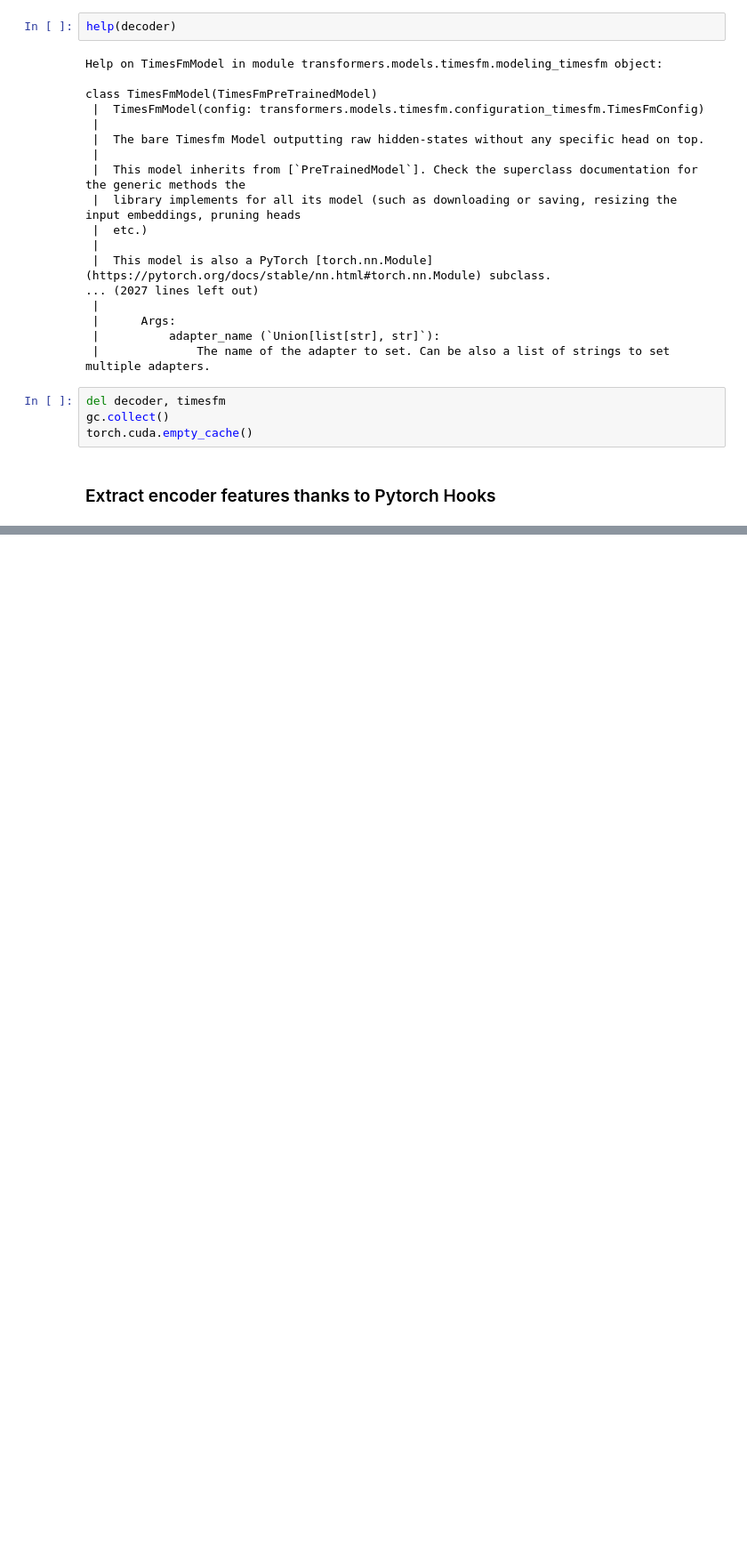
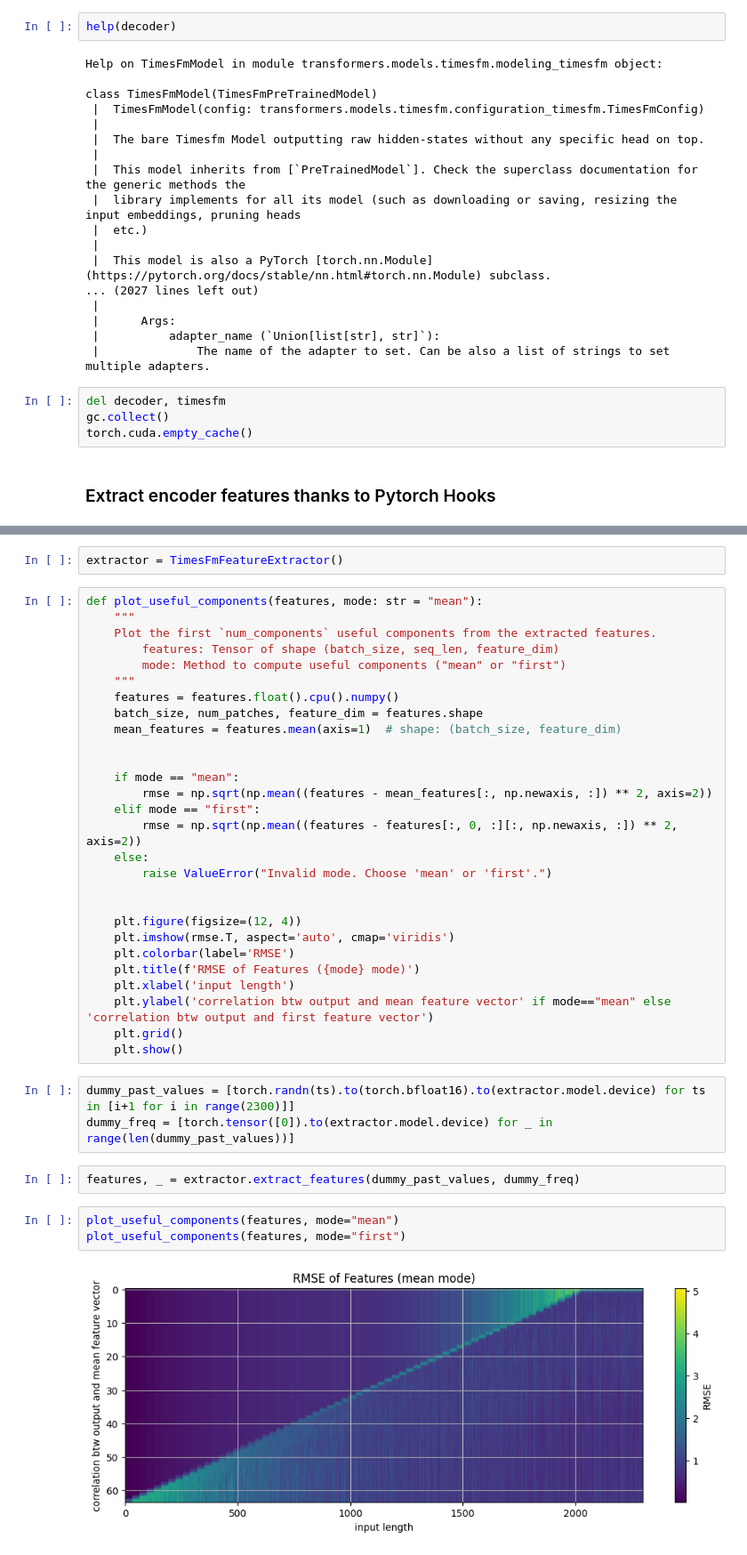
Before and after one commit to LouisBrusset/ITER-transformers-for-tokamak-timeseries, a Jupyter notebook: notebooks/experiments/timesfm_components.ipynb, the cells around one changed output, grey strips where cells are left out. Shown: that part at 89% size. Saved outputs shown, nothing was run; the diff lists cells and outputs as text; blank space fills up the shorter version.

Commit message:
Transformers in autoencoder ok and visualization of latent

```diff
--- a/notebooks/experiments/timesfm_components.ipynb
+++ b/notebooks/experiments/timesfm_components.ipynb
@@ -371,0 +403,40 @@ torch.Size([3, 64, 1280])
+# %%
+extractor = TimesFmFeatureExtractor()
+# %%
+def plot_useful_components(features, mode: str = "mean"):
+    """
+    Plot the first `num_components` useful components from the extracted features.
+        features: Tensor of shape (batch_size, seq_len, feature_dim)
+        mode: Method to compute useful components ("mean" or "first")
+    """
+    features = features.float().cpu().numpy()
+    batch_size, num_patches, feature_dim = features.shape
+    mean_features = features.mean(axis=1)  # shape: (batch_size, feature_dim)
+
+
+    if mode == "mean":
+        rmse = np.sqrt(np.mean((features - mean_features[:, np.newaxis, :]) ** 2, axis=2))
+    elif mode == "first":
+        rmse = np.sqrt(np.mean((features - features[:, 0, :][:, np.newaxis, :]) ** 2, axis=2))
+    else:
+        raise ValueError("Invalid mode. Choose 'mean' or 'first'.")
+
+
+    plt.figure(figsize=(12, 4))
+    plt.imshow(rmse.T, aspect='auto', cmap='viridis')
+    plt.colorbar(label='RMSE')
+    plt.title(f'RMSE of Features ({mode} mode)')
+    plt.xlabel('input length')
+    plt.ylabel('correlation btw output and mean feature vector' if mode=="mean" else 'correlation btw output and first feature vector')
+    plt.grid()
+    plt.show()
+# %%
+dummy_past_values = [torch.randn(ts).to(torch.bfloat16).to(extractor.model.device) for ts in [i+1 for i in range(2300)]]
+dummy_freq = [torch.tensor([0]).to(extractor.model.device) for _ in range(len(dummy_past_values))]
+# %%
+features, _ = extractor.extract_features(dummy_past_values, dummy_freq)
+# %%
+plot_useful_components(features, mode="mean")
+plot_useful_components(features, mode="first")
+# %% [output]
+[figure, added]
```
Also changed, not shown: parts of 18 cells of this notebook, 20 other files.
